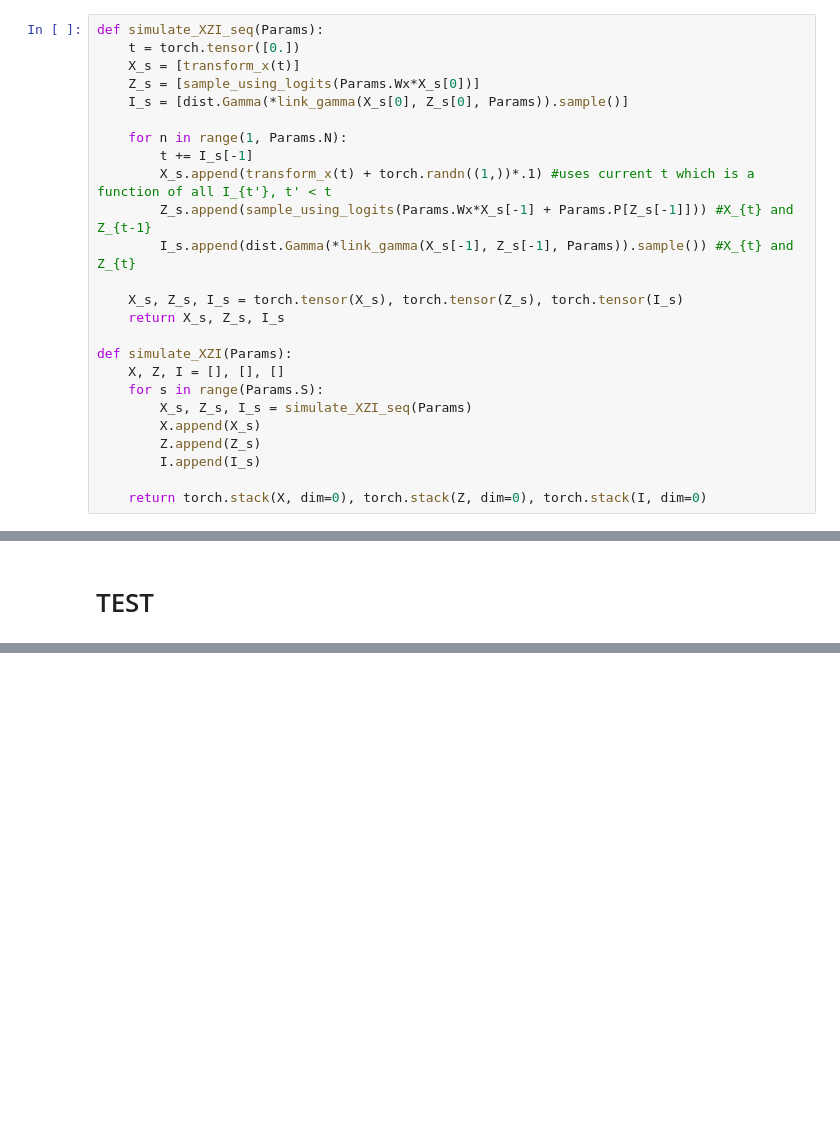
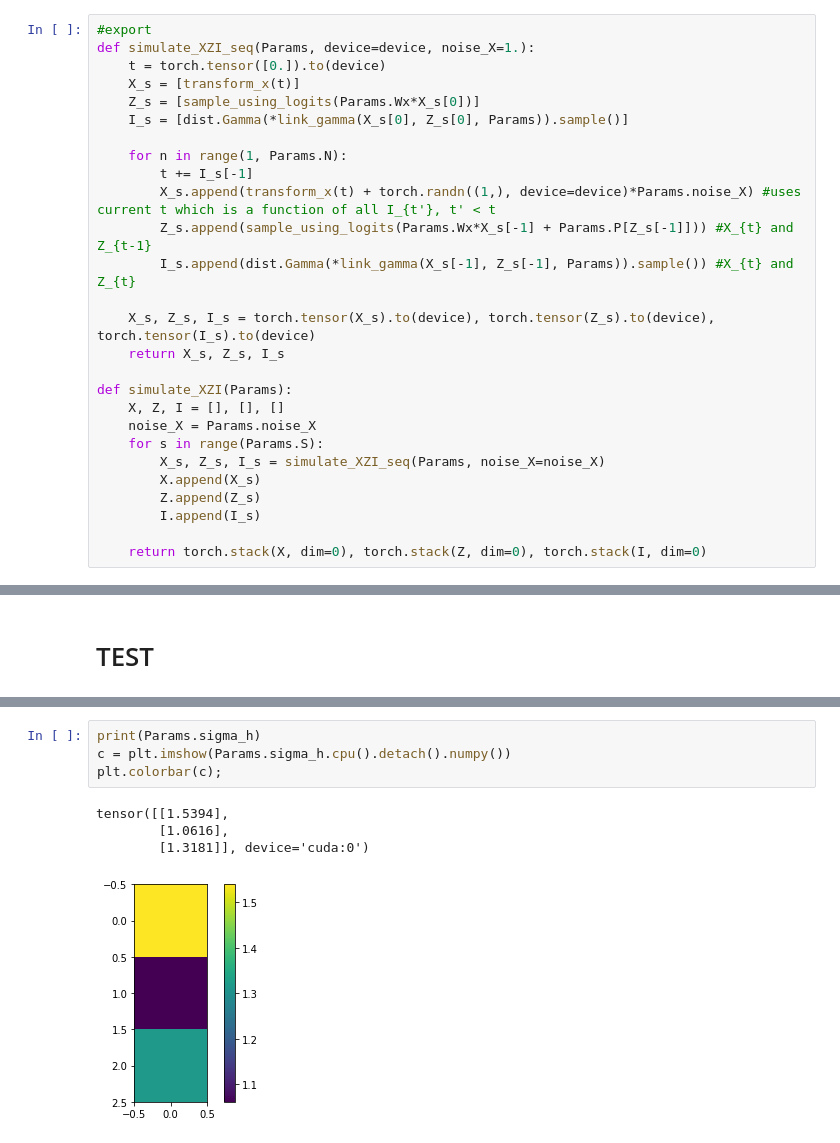
Before and after one commit to shaabhishek/pp_lvm, a Jupyter notebook: 01_simulations.ipynb, the cells around one changed output, grey strips where cells are left out. Saved outputs shown, nothing was run; the diff lists cells and outputs as text; blank space fills up the shorter version.

```diff
--- a/01_simulations.ipynb
+++ b/01_simulations.ipynb
@@ -82,25 +86,27 @@ def get_time_from_intervals(I):
 # %% [markdown]
 ## X, Z, I
 # %%
-def simulate_XZI_seq(Params):
-    t = torch.tensor([0.])
+#export
+def simulate_XZI_seq(Params, device=device, noise_X=1.):
+    t = torch.tensor([0.]).to(device)
     X_s = [transform_x(t)]
     Z_s = [sample_using_logits(Params.Wx*X_s[0])]
     I_s = [dist.Gamma(*link_gamma(X_s[0], Z_s[0], Params)).sample()]
 
     for n in range(1, Params.N):
         t += I_s[-1]
-        X_s.append(transform_x(t) + torch.randn((1,))*.1) #uses current t which is a function of all I_{t'}, t' < t
+        X_s.append(transform_x(t) + torch.randn((1,), device=device)*Params.noise_X) #uses current t which is a function of all I_{t'}, t' < t
         Z_s.append(sample_using_logits(Params.Wx*X_s[-1] + Params.P[Z_s[-1]])) #X_{t} and Z_{t-1}
         I_s.append(dist.Gamma(*link_gamma(X_s[-1], Z_s[-1], Params)).sample()) #X_{t} and Z_{t}
 
-    X_s, Z_s, I_s = torch.tensor(X_s), torch.tensor(Z_s), torch.tensor(I_s)
+    X_s, Z_s, I_s = torch.tensor(X_s).to(device), torch.tensor(Z_s).to(device), torch.tensor(I_s).to(device)
     return X_s, Z_s, I_s
 
 def simulate_XZI(Params):
     X, Z, I = [], [], []
+    noise_X = Params.noise_X
     for s in range(Params.S):
-        X_s, Z_s, I_s = simulate_XZI_seq(Params)
+        X_s, Z_s, I_s = simulate_XZI_seq(Params, noise_X=noise_X)
         X.append(X_s)
         Z.append(Z_s)
         I.append(I_s)
@@ -178 +198,10 @@ def visualize(Params, X,T,I):
+# %%
+print(Params.sigma_h)
+c = plt.imshow(Params.sigma_h.cpu().detach().numpy())
+plt.colorbar(c);
+# %% [output]
+tensor([[1.5394],
+        [1.0616],
+        [1.3181]], device='cuda:0')
+[figure, added]
 # %%
```
Also changed, not shown: parts of 20 cells of this notebook, 10 other files.
